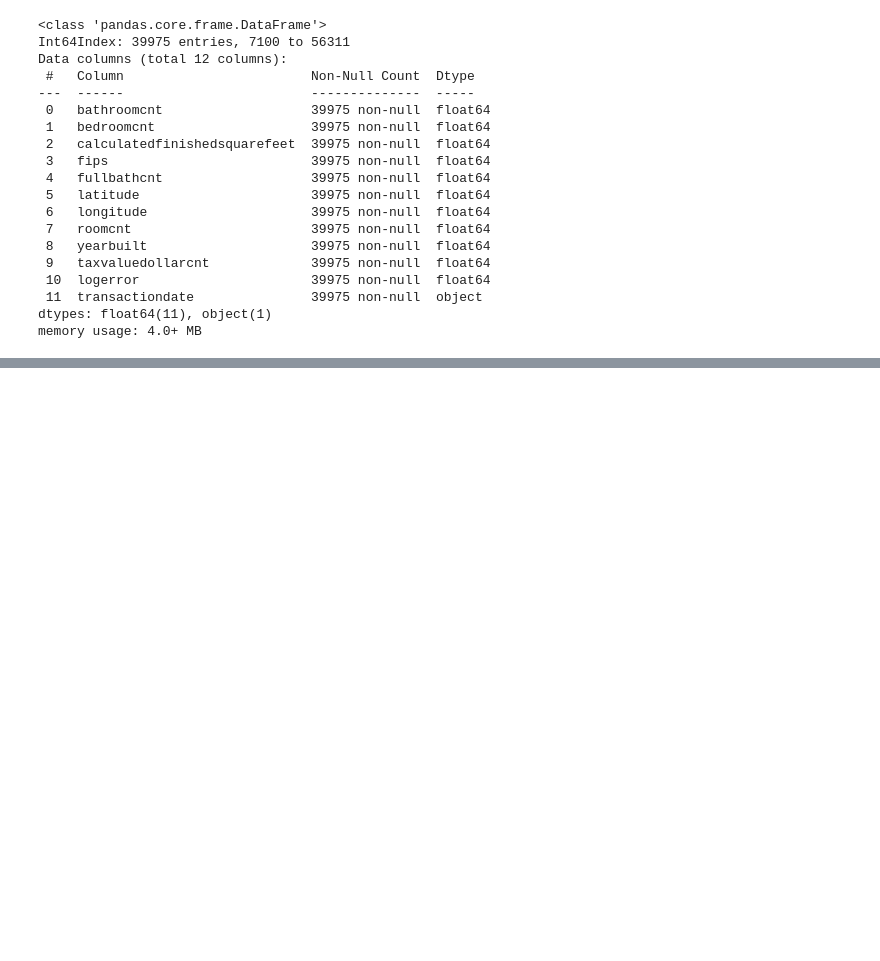
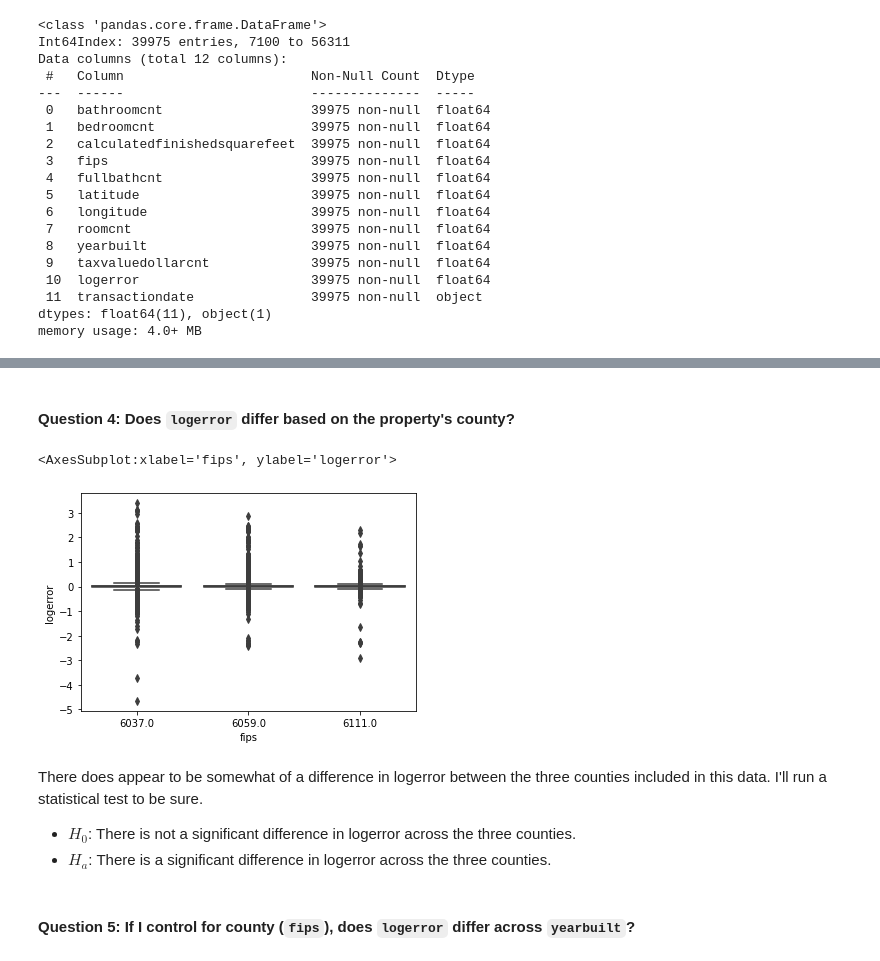
Before and after one commit to sophia-stewart/clustering-exercises, a Jupyter notebook: explore_zillow.ipynb, the cells around one changed output, grey strips where cells are left out. Saved outputs shown, nothing was run; the diff lists cells and outputs as text; code cells hidden in the pictures; blank space fills up the shorter version.

```diff
--- a/explore_zillow.ipynb
+++ b/explore_zillow.ipynb
@@ -107,0 +153,14 @@ memory usage: 4.0+ MB
+# %% [markdown]
+#### Question 4: Does `logerror` differ based on the property's county?
+# %%
+sns.boxplot(data=train, x='fips', y='logerror')
+# %% [output]
+<AxesSubplot:xlabel='fips', ylabel='logerror'>
+[figure, added]
+# %% [markdown]
+There does appear to be somewhat of a difference in logerror between the three counties included in this data. I'll run a statistical test to be sure.
+
+- $H_{0}$: There is not a significant difference in logerror across the three counties.
+- $H_{a}$: There is a significant difference in logerror across the three counties.
+# %% [markdown]
+#### Question 5: If I control for county (`fips`), does `logerror` differ across `yearbuilt`?
```
Also changed, not shown: parts of 10 cells of this notebook.
